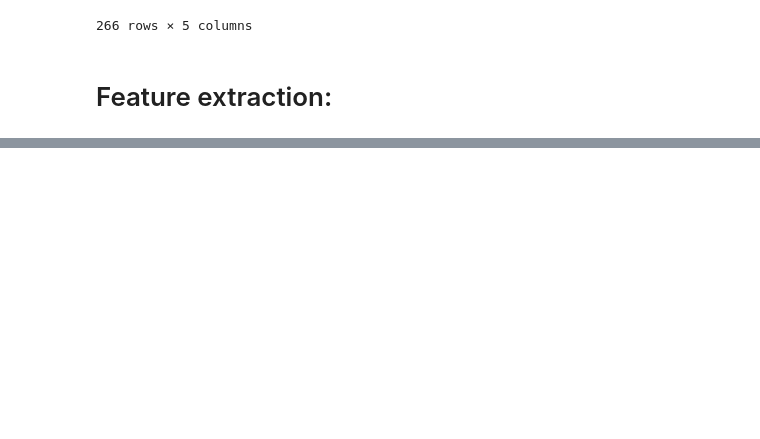
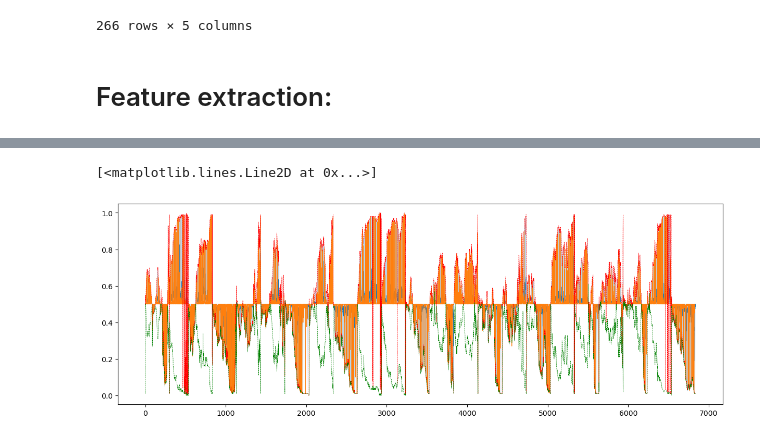
Before and after one commit to brynlm/Polymarket-5m-crypto-prediction, a Jupyter notebook: ts-regression-tests.ipynb, the cells around one changed output, grey strips where cells are left out. Saved outputs shown, nothing was run; the diff lists cells and outputs as text; code cells hidden in the pictures; blank space fills up the shorter version.

```diff
--- a/ts-regression-tests.ipynb
+++ b/ts-regression-tests.ipynb
@@ -213,0 +556,26 @@ array(['0x957963f85e7dd3409ef7fc3a91e15de110f7ea5f069bcbdb038208e7afbcc1eb',
+# %%
+agg_mid = raw_data.groupby(raw_data.index // 1000)['mid'].agg(['max', 'min', 'mean', 'last'])
+agg_best_bid = raw_data.groupby(raw_data.index // 1000)['best_bid'].agg(['max', 'min', 'mean', 'last'])
+agg_best_ask = raw_data.groupby(raw_data.index // 1000)['best_ask'].agg(['max', 'min', 'mean', 'last'])
+# %%
+fig, ax = plt.subplots(figsize=(15, 5))
+from_ts = 0
+end_ts = None
+ax.fill_between(list(range(len(agg_mid.iloc[from_ts:end_ts]))),
+                agg_mid.iloc[from_ts:end_ts]['max'],
+                agg_mid.iloc[from_ts:end_ts]['min'], alpha=0.3)
+
+ax.plot(list(range(len(agg_mid.iloc[from_ts:end_ts]))),
+        agg_mid[from_ts:end_ts]['mean'], linewidth=0.5)
+
+ax.plot(list(range(len(agg_mid.iloc[from_ts:end_ts]))),
+        agg_mid.iloc[from_ts:end_ts]['last'], linewidth=0.5)
+
+ax.plot(list(range(len(agg_best_bid.iloc[from_ts:end_ts]))),
+        agg_best_ask.iloc[from_ts:end_ts]['max'], linewidth=0.5, c='red', linestyle='--')
+
+ax.plot(list(range(len(agg_best_bid.iloc[from_ts:end_ts]))),
+        agg_best_ask.iloc[from_ts:end_ts]['min'], linewidth=0.5, c='green', linestyle='--')
+# %% [output]
+[<matplotlib.lines.Line2D at 0x...>]
+[figure, added]
```
Also changed, not shown: parts of 33 cells of this notebook.
